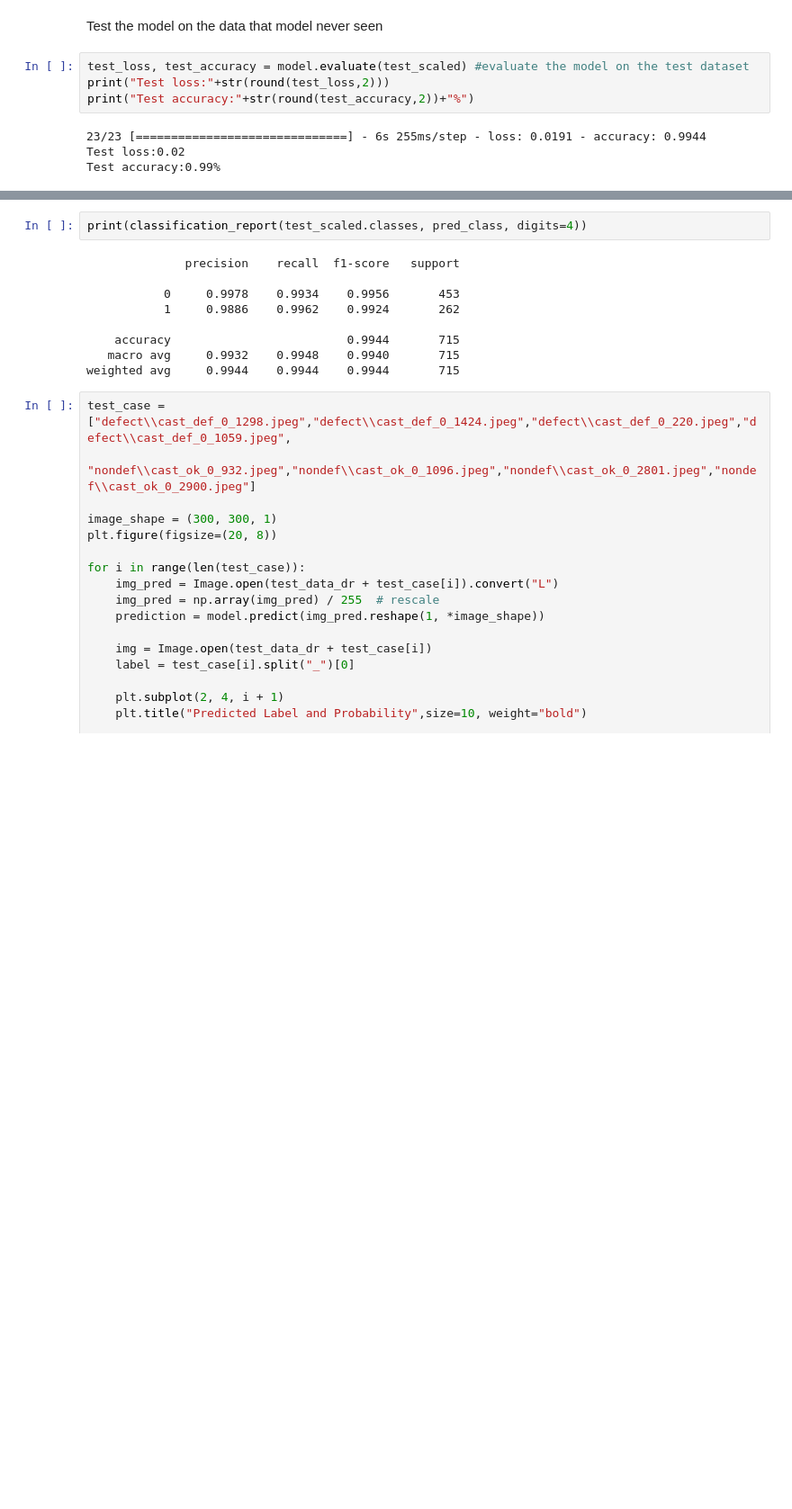
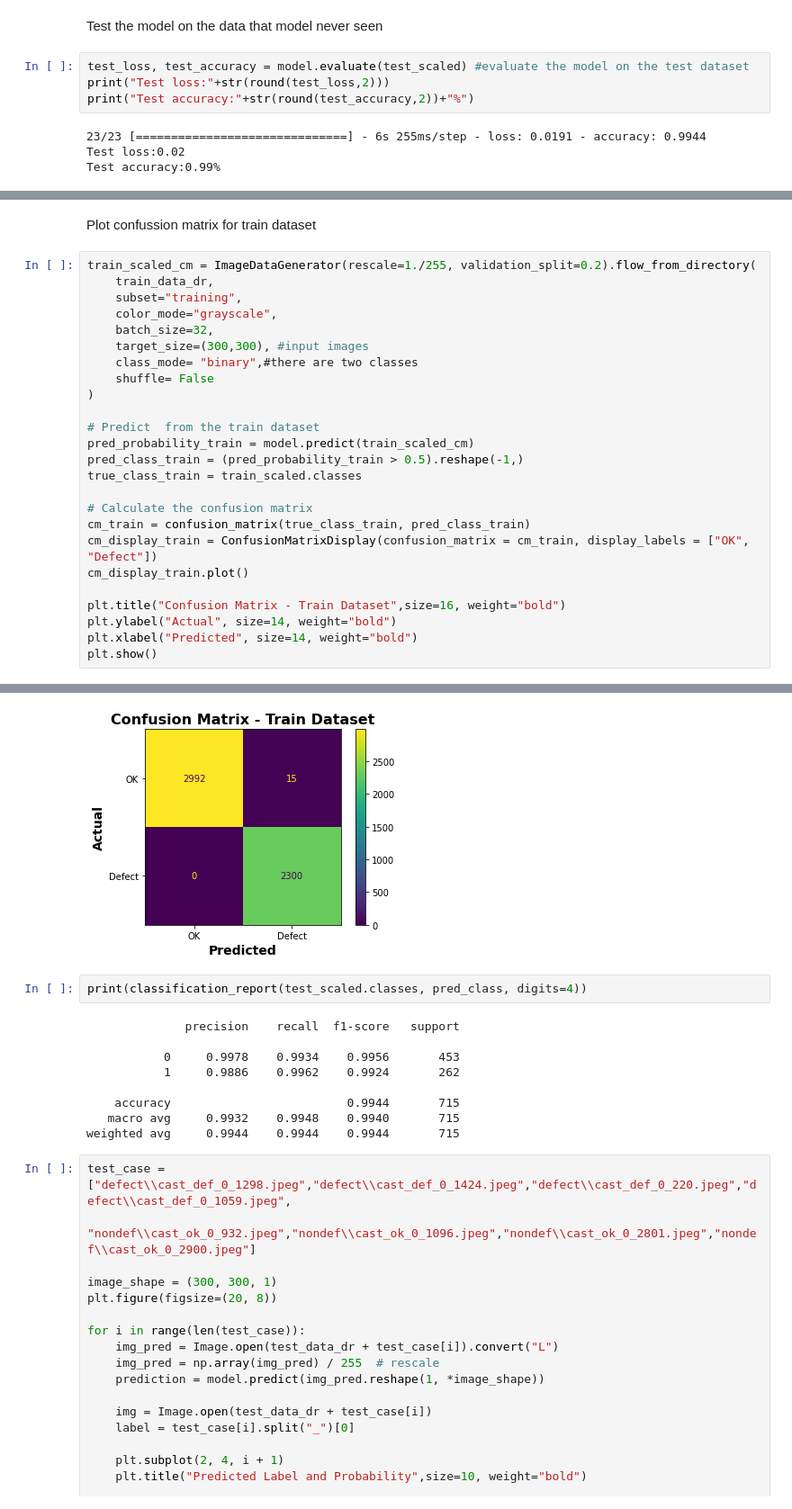
Before and after one commit to sdikici/CS_project, a Jupyter notebook: task_cs_project.ipynb, the cells around one changed output, grey strips where cells are left out. Shown at 90% size. Drawn from its saved outputs; the diff is of its cells as text; blank space fills up the shorter version.

```diff
--- a/task_cs_project.ipynb
+++ b/task_cs_project.ipynb
@@ -263,0 +252,28 @@ true_class_train = train_scaled.classes
+# %% [markdown]
+Plot confussion matrix for train dataset
+# %%
+train_scaled_cm = ImageDataGenerator(rescale=1./255, validation_split=0.2).flow_from_directory(
+    train_data_dr,
+    subset="training",
+    color_mode="grayscale",
+    batch_size=32,
+    target_size=(300,300), #input images
+    class_mode= "binary",#there are two classes
+    shuffle= False
+)
+
+# Predict  from the train dataset
+pred_probability_train = model.predict(train_scaled_cm)
+pred_class_train = (pred_probability_train > 0.5).reshape(-1,)
+true_class_train = train_scaled.classes
+
+# Calculate the confusion matrix
+cm_train = confusion_matrix(true_class_train, pred_class_train)
+cm_display_train = ConfusionMatrixDisplay(confusion_matrix = cm_train, display_labels = ["OK", "Defect"])
+cm_display_train.plot()
+
+plt.title("Confusion Matrix - Train Dataset",size=16, weight="bold")
+plt.ylabel("Actual", size=14, weight="bold")
+plt.xlabel("Predicted", size=14, weight="bold")
+plt.show()
+# %% [output]
@@ -264,3 +282,4 @@ true_class_train = train_scaled.classes
+[figure, added]
 # %%
 print(classification_report(test_scaled.classes, pred_class, digits=4))
 # %% [output]
```
Also changed, not shown: parts of 5 cells of this notebook.
